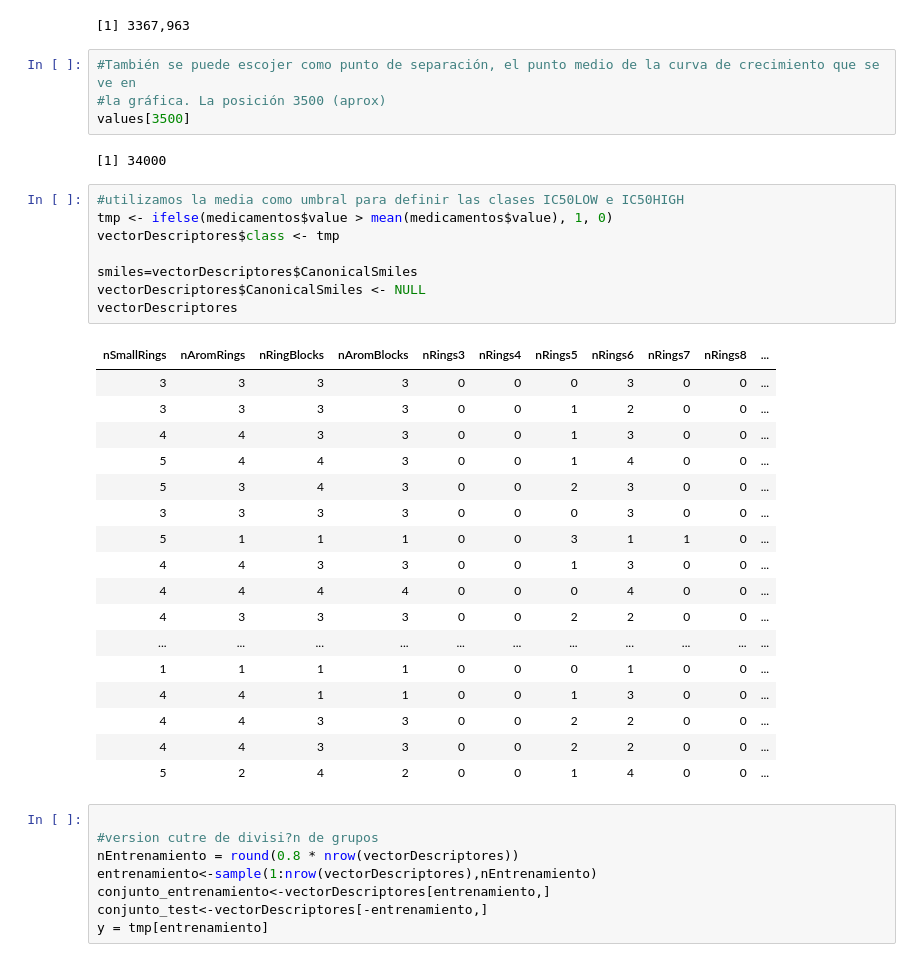
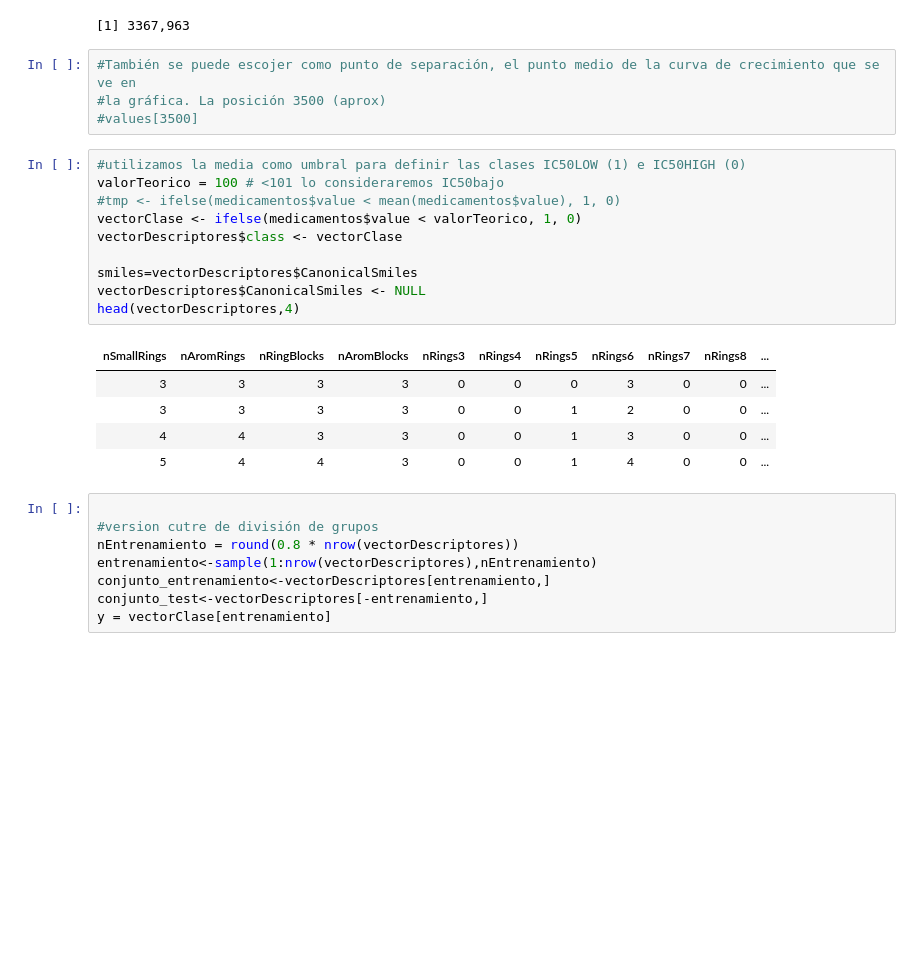
Before and after one commit to alejandrorodriguezarias/MedicamentosMUBICS, a Jupyter notebook: medicamentos-jupyter.ipynb, the cells around one changed output. Cells and saved outputs as stored; diff of their text form; blank space fills up the shorter version.

```diff
--- a/medicamentos-jupyter.ipynb
+++ b/medicamentos-jupyter.ipynb
@@ -63,42 +63,30 @@ mean(values)
 # %%
 #También se puede escojer como punto de separación, el punto medio de la curva de crecimiento que se ve en
 #la gráfica. La posición 3500 (aprox)
-values[3500]
+#values[3500]
-# %% [output]
-[1] 34000
 # %%
-#utilizamos la media como umbral para definir las clases IC50LOW e IC50HIGH
-tmp <- ifelse(medicamentos$value > mean(medicamentos$value), 1, 0)
-vectorDescriptores$class <- tmp
+#utilizamos la media como umbral para definir las clases IC50LOW (1) e IC50HIGH (0)
+valorTeorico = 100 # <101 lo consideraremos IC50bajo
+#tmp <- ifelse(medicamentos$value < mean(medicamentos$value), 1, 0)
+vectorClase <- ifelse(medicamentos$value < valorTeorico, 1, 0)
+vectorDescriptores$class <- vectorClase
 
 smiles=vectorDescriptores$CanonicalSmiles
 vectorDescriptores$CanonicalSmiles <- NULL
-vectorDescriptores
+head(vectorDescriptores,4)
 # %% [output]
 | nSmallRings | nAromRings | nRingBlocks | nAromBlocks | nRings3 | nRings4 | nRings5 | nRings6 | nRings7 | nRings8 | ... |
 | 3 | 3 | 3 | 3 | 0 | 0 | 0 | 3 | 0 | 0 | ... |
 | 3 | 3 | 3 | 3 | 0 | 0 | 1 | 2 | 0 | 0 | ... |
 | 4 | 4 | 3 | 3 | 0 | 0 | 1 | 3 | 0 | 0 | ... |
 | 5 | 4 | 4 | 3 | 0 | 0 | 1 | 4 | 0 | 0 | ... |
-| 5 | 3 | 4 | 3 | 0 | 0 | 2 | 3 | 0 | 0 | ... |
-| 3 | 3 | 3 | 3 | 0 | 0 | 0 | 3 | 0 | 0 | ... |
-| 5 | 1 | 1 | 1 | 0 | 0 | 3 | 1 | 1 | 0 | ... |
-| 4 | 4 | 3 | 3 | 0 | 0 | 1 | 3 | 0 | 0 | ... |
-| 4 | 4 | 4 | 4 | 0 | 0 | 0 | 4 | 0 | 0 | ... |
-| 4 | 3 | 3 | 3 | 0 | 0 | 2 | 2 | 0 | 0 | ... |
-| ... | ... | ... | ... | ... | ... | ... | ... | ... | ... | ... |
-| 1 | 1 | 1 | 1 | 0 | 0 | 0 | 1 | 0 | 0 | ... |
-| 4 | 4 | 1 | 1 | 0 | 0 | 1 | 3 | 0 | 0 | ... |
-| 4 | 4 | 3 | 3 | 0 | 0 | 2 | 2 | 0 | 0 | ... |
-| 4 | 4 | 3 | 3 | 0 | 0 | 2 | 2 | 0 | 0 | ... |
-| 5 | 2 | 4 | 2 | 0 | 0 | 1 | 4 | 0 | 0 | ... |
 # %%
 
-#version cutre de divisi?n de grupos
+#version cutre de división de grupos
 nEntrenamiento = round(0.8 * nrow(vectorDescriptores))
 entrenamiento<-sample(1:nrow(vectorDescriptores),nEntrenamiento)
 conjunto_entrenamiento<-vectorDescriptores[entrenamiento,]
 conjunto_test<-vectorDescriptores[-entrenamiento,]
-y = tmp[entrenamiento]
+y = vectorClase[entrenamiento]
 # %%
 #Clasificacion
```
Also changed, not shown: parts of 2 cells of this notebook.
